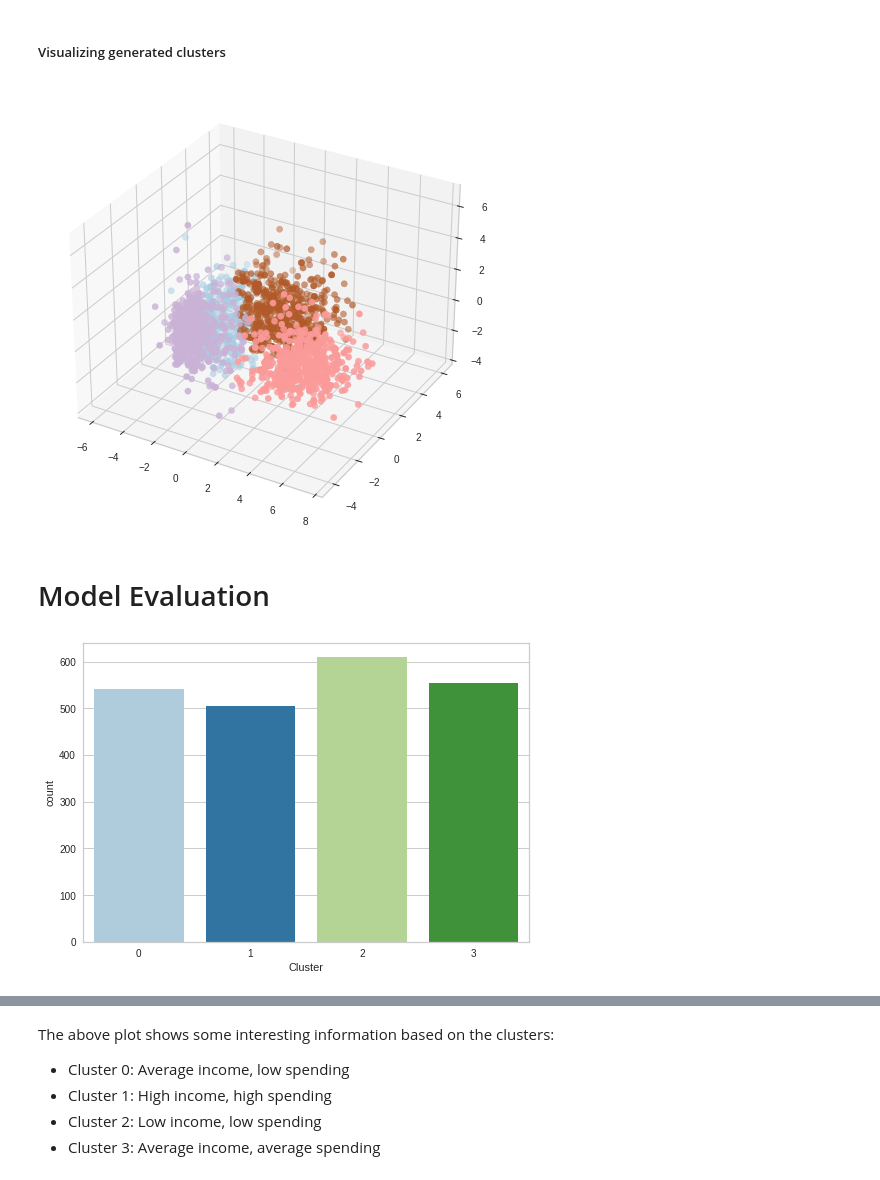
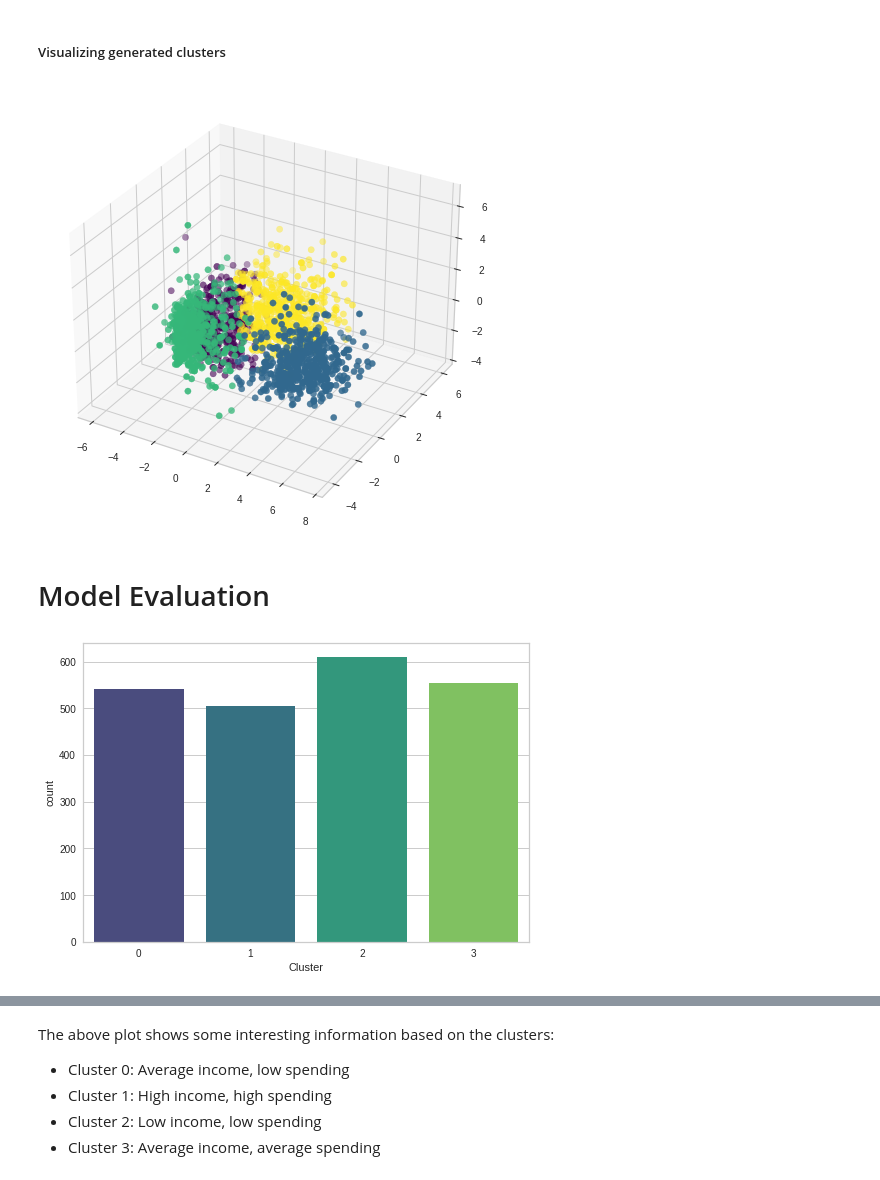
Before and after one commit to Meraj99/Customer-Profiling, a Jupyter notebook: main.ipynb, the cells around one changed output, grey strips where cells are left out. Saved outputs shown, nothing was run; the diff lists cells and outputs as text; code cells hidden in the pictures.

Commit message:
Improved contrast on visualizations

```diff
--- a/main.ipynb
+++ b/main.ipynb
@@ -316,15 +311,15 @@ df_pca
 # %%
 fig = plt.figure(figsize=(10,8))
 ax = plt.subplot(111, projection='3d')
-ax.scatter(x, y, z, s=40, c=df_pca['Cluster'], marker='o', cmap='Paired')
+ax.scatter(x, y, z, s=40, c=df_pca['Cluster'], marker='o', cmap='viridis')
 plt.show()
 # %% [output]
-[figure, old version]
+[figure, new version]
 # %% [markdown]
 # Model Evaluation
 # %%
-pl = sns.countplot(x=df_pca['Cluster'], palette='Paired')
+pl = sns.countplot(x=df_pca['Cluster'], palette='viridis')
 plt.show()
 # %% [output]
-[figure, old version]
+[figure, new version]
 # %%
```
Also changed, not shown: parts of 9 cells of this notebook.
